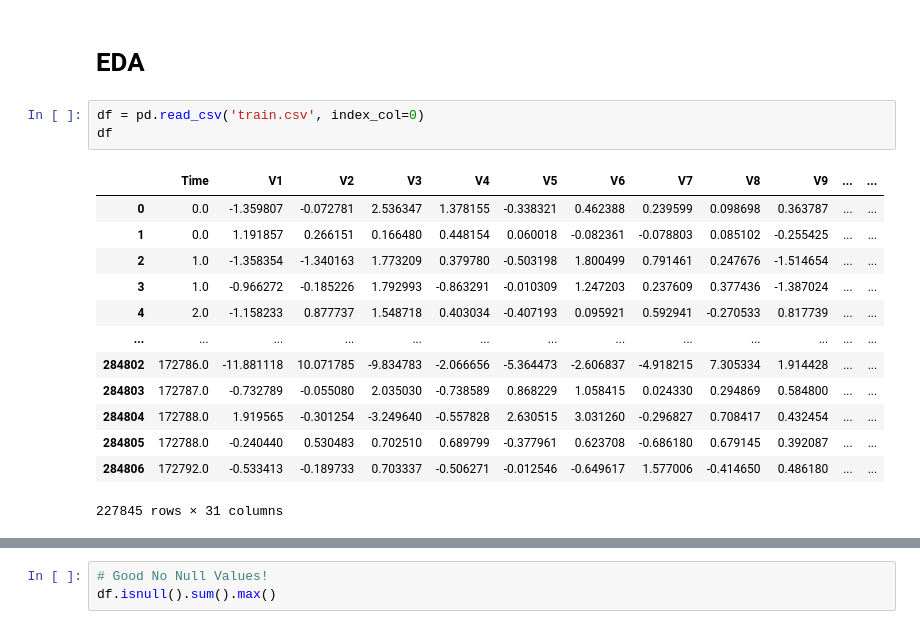
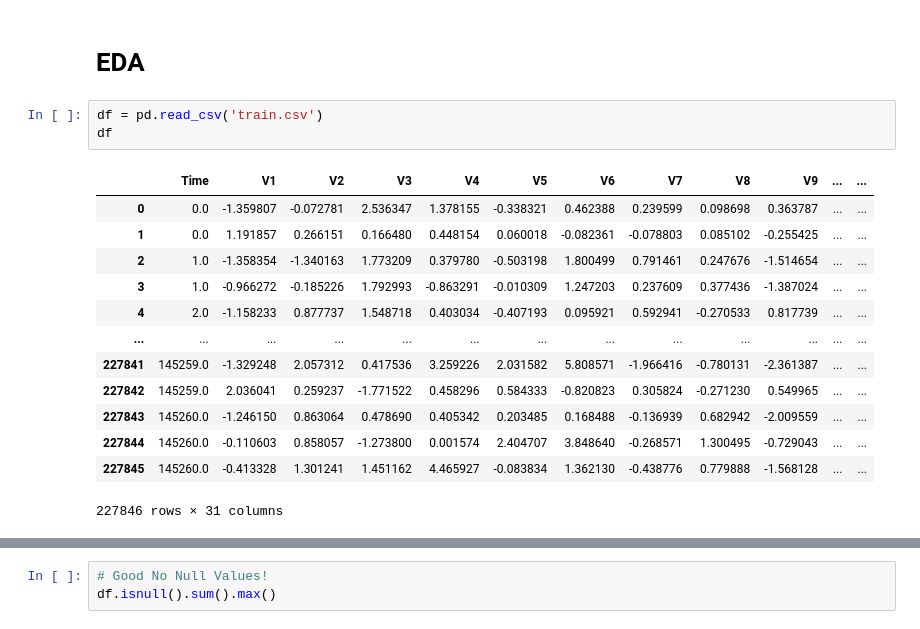
Before and after one commit to HuynhThanhQuan/fsds, a Jupyter notebook: ml/lab2/lab/fraud_detection.ipynb, the cells around one changed output, grey strips where cells are left out. Drawn from its saved outputs; the diff is of its cells as text.

```diff
--- a/ml/lab2/lab/fraud_detection.ipynb
+++ b/ml/lab2/lab/fraud_detection.ipynb
@@ -29,22 +29,22 @@ warnings.filterwarnings('ignore')
 # %% [markdown]
 # EDA
 # %%
-df = pd.read_csv('train.csv', index_col=0)
+df = pd.read_csv('train.csv')
 df
 # %% [output]
 |  | Time | V1 | V2 | V3 | V4 | V5 | V6 | V7 | V8 | V9 | ... | ... |
 | 0 | 0.0 | -1.359807 | -0.072781 | 2.536347 | 1.378155 | -0.338321 | 0.462388 | 0.239599 | 0.098698 | 0.363787 | ... | ... |
 | 1 | 0.0 | 1.191857 | 0.266151 | 0.166480 | 0.448154 | 0.060018 | -0.082361 | -0.078803 | 0.085102 | -0.255425 | ... | ... |
 | 2 | 1.0 | -1.358354 | -1.340163 | 1.773209 | 0.379780 | -0.503198 | 1.800499 | 0.791461 | 0.247676 | -1.514654 | ... | ... |
 | 3 | 1.0 | -0.966272 | -0.185226 | 1.792993 | -0.863291 | -0.010309 | 1.247203 | 0.237609 | 0.377436 | -1.387024 | ... | ... |
 | 4 | 2.0 | -1.158233 | 0.877737 | 1.548718 | 0.403034 | -0.407193 | 0.095921 | 0.592941 | -0.270533 | 0.817739 | ... | ... |
 | ... | ... | ... | ... | ... | ... | ... | ... | ... | ... | ... | ... | ... |
-| 284802 | 172786.0 | -11.881118 | 10.071785 | -9.834783 | -2.066656 | -5.364473 | -2.606837 | -4.918215 | 7.305334 | 1.914428 | ... | ... |
-| 284803 | 172787.0 | -0.732789 | -0.055080 | 2.035030 | -0.738589 | 0.868229 | 1.058415 | 0.024330 | 0.294869 | 0.584800 | ... | ... |
-| 284804 | 172788.0 | 1.919565 | -0.301254 | -3.249640 | -0.557828 | 2.630515 | 3.031260 | -0.296827 | 0.708417 | 0.432454 | ... | ... |
-| 284805 | 172788.0 | -0.240440 | 0.530483 | 0.702510 | 0.689799 | -0.377961 | 0.623708 | -0.686180 | 0.679145 | 0.392087 | ... | ... |
-| 284806 | 172792.0 | -0.533413 | -0.189733 | 0.703337 | -0.506271 | -0.012546 | -0.649617 | 1.577006 | -0.414650 | 0.486180 | ... | ... |
+| 227841 | 145259.0 | -1.329248 | 2.057312 | 0.417536 | 3.259226 | 2.031582 | 5.808571 | -1.966416 | -0.780131 | -2.361387 | ... | ... |
+| 227842 | 145259.0 | 2.036041 | 0.259237 | -1.771522 | 0.458296 | 0.584333 | -0.820823 | 0.305824 | -0.271230 | 0.549965 | ... | ... |
+| 227843 | 145260.0 | -1.246150 | 0.863064 | 0.478690 | 0.405342 | 0.203485 | 0.168488 | -0.136939 | 0.682942 | -2.009559 | ... | ... |
+| 227844 | 145260.0 | -0.110603 | 0.858057 | -1.273800 | 0.001574 | 2.404707 | 3.848640 | -0.268571 | 1.300495 | -0.729043 | ... | ... |
+| 227845 | 145260.0 | -0.413328 | 1.301241 | 1.451162 | 4.465927 | -0.083834 | 1.362130 | -0.438776 | 0.779888 | -1.568128 | ... | ... |
-227845 rows × 31 columns
+227846 rows × 31 columns
 # %%
 df.describe()
 # %% [output]
```
Also changed, not shown: parts of 17 cells of this notebook, 15 other files.
